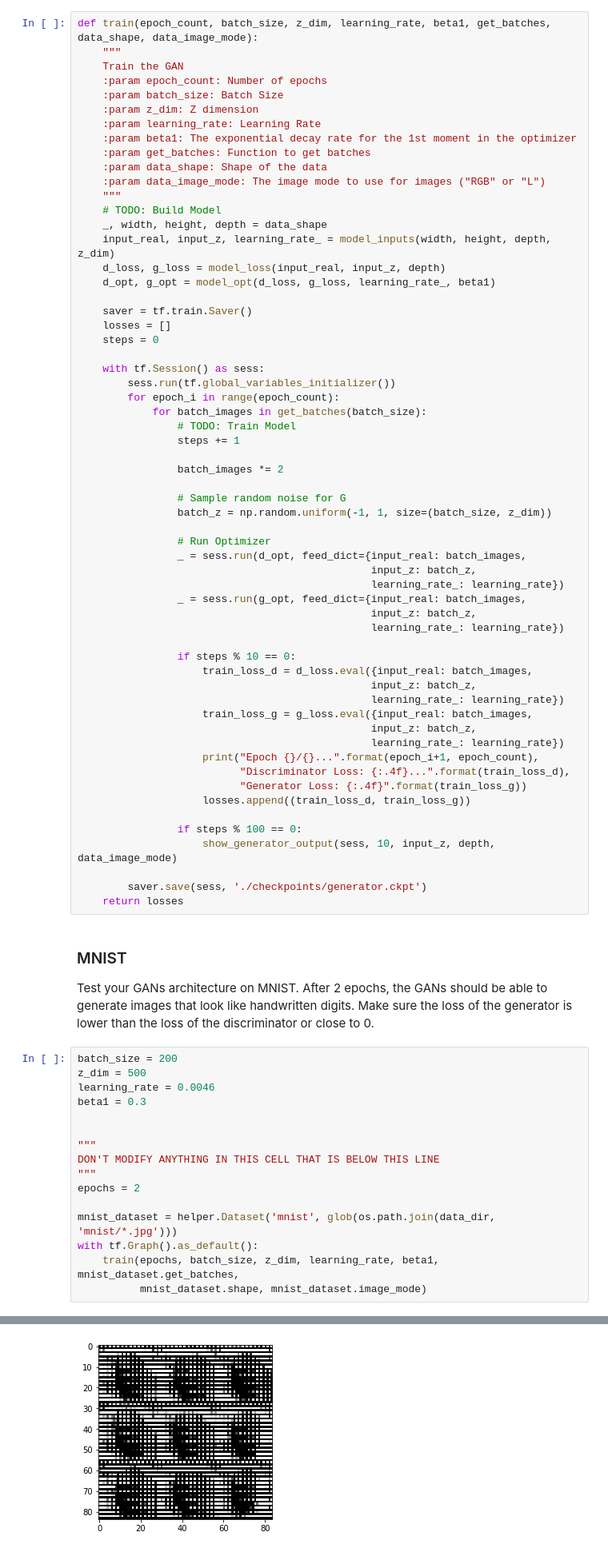
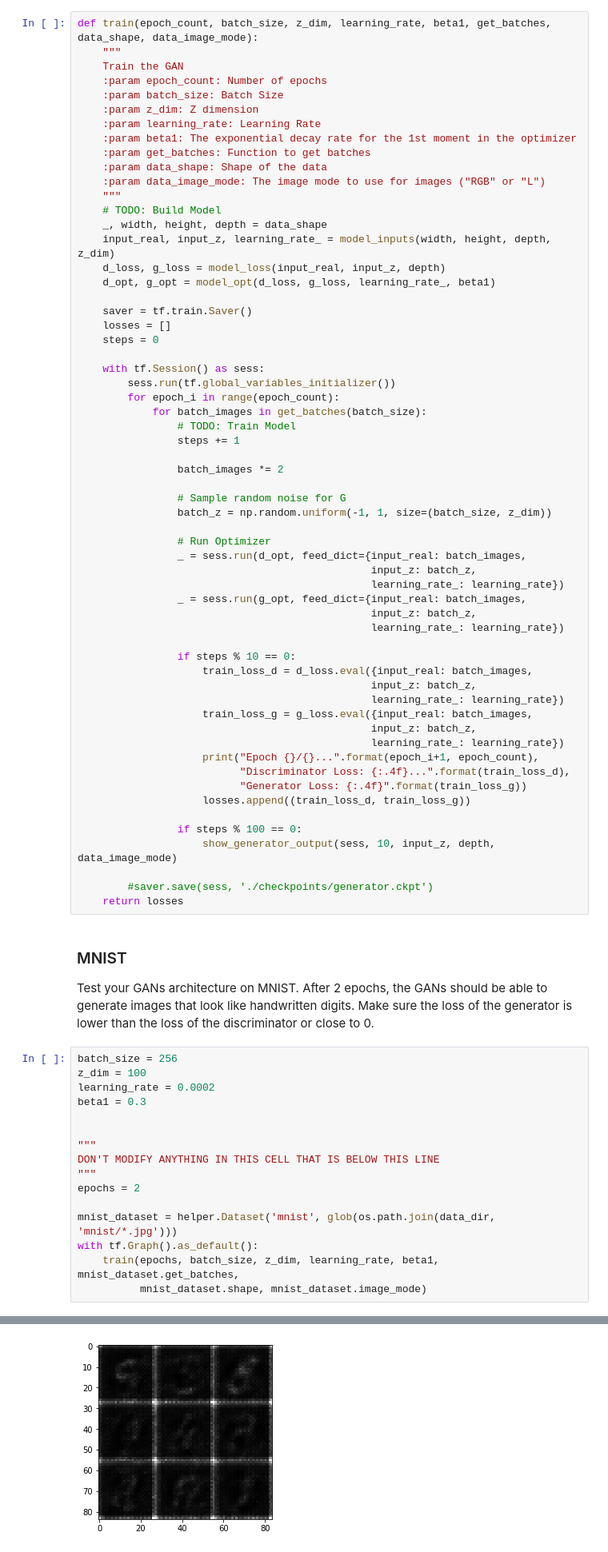
Before and after one commit to arunansu/Udacity, a Jupyter notebook: DeepLearning/face_generation/dlnd_face_generation.ipynb, the cells around one changed output, grey strips where cells are left out. Shown at 80% size. Drawn from its saved outputs; the diff is of its cells as text.

```diff
--- a/DeepLearning/face_generation/dlnd_face_generation.ipynb
+++ b/DeepLearning/face_generation/dlnd_face_generation.ipynb
@@ -385,15 +385,15 @@ def train(epoch_count, batch_size, z_dim, learning_rate, beta1, get_batches, dat
                 if steps % 100 == 0:
                     show_generator_output(sess, 10, input_z, depth, data_image_mode)
 
-        saver.save(sess, './checkpoints/generator.ckpt')
+        #saver.save(sess, './checkpoints/generator.ckpt')
     return losses
 # %% [markdown]
 ### MNIST
 Test your GANs architecture on MNIST.  After 2 epochs, the GANs should be able to generate images that look like handwritten digits.  Make sure the loss of the generator is lower than the loss of the discriminator or close to 0.
 # %%
-batch_size = 200
-z_dim = 500
-learning_rate = 0.0046
+batch_size = 256
+z_dim = 100
+learning_rate = 0.0002
 beta1 = 0.3
 
 
@@ -420 +420 @@ Epoch 1/2... Discriminator Loss: 0.3504... Generator Loss: 8.9741
-[figure, old version]
+[figure, new version]
```
Also changed, not shown: parts of 2 cells of this notebook, 2 other files.
